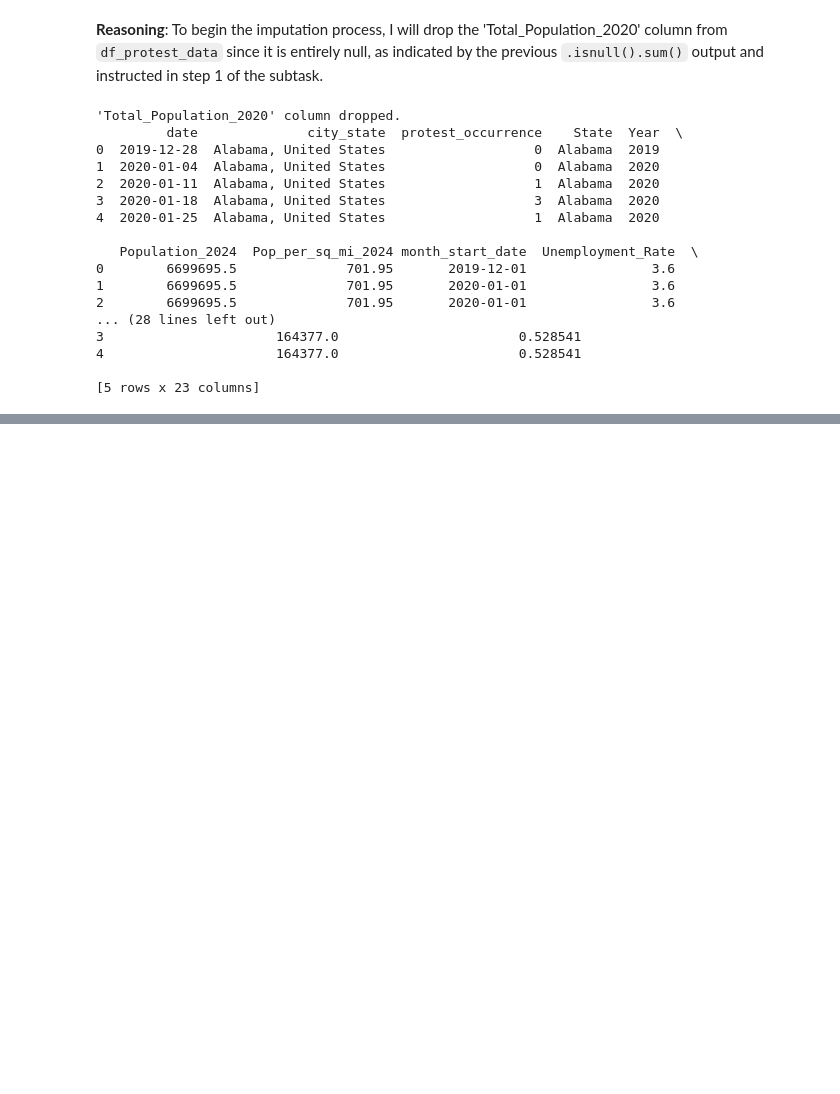
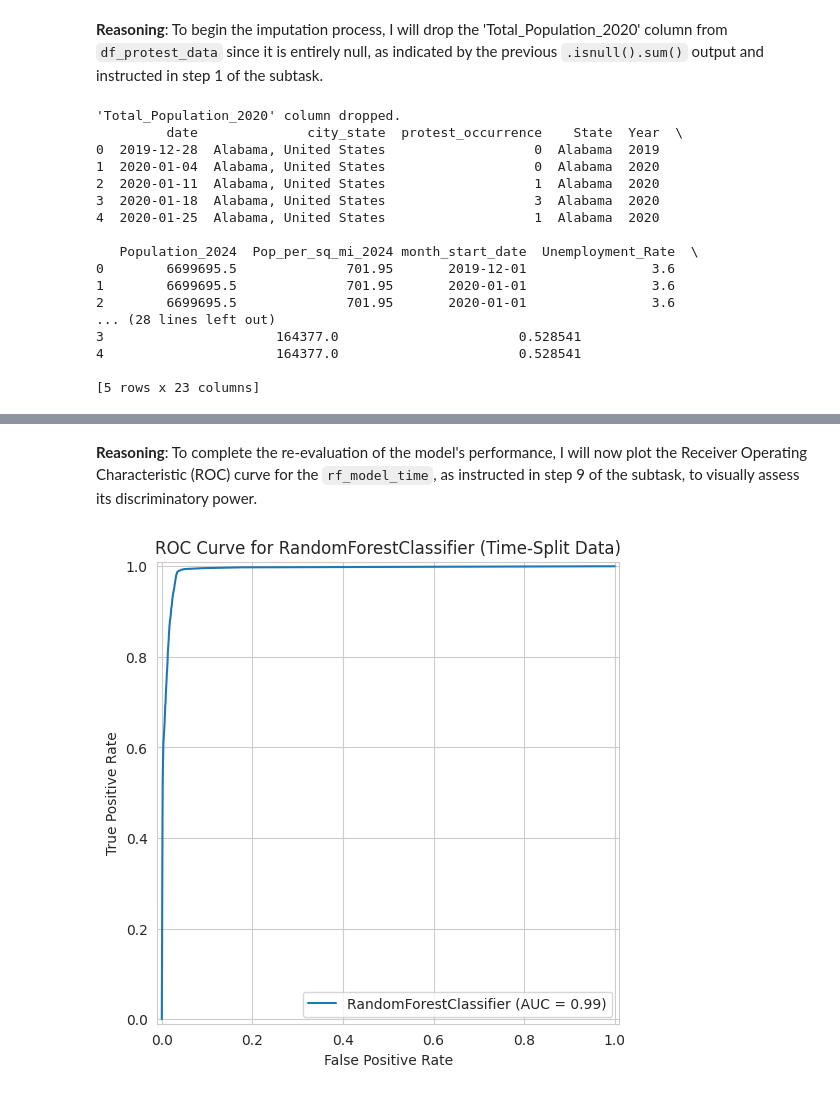
Before and after one commit to Millrjess/Millrjess, a Jupyter notebook: Final.ipynb, the cells around one changed output, grey strips where cells are left out. Cells and saved outputs as stored; diff of their text form; code cells hidden in the pictures; blank space fills up the shorter version.

```diff
--- a/Final.ipynb
+++ b/Final.ipynb
@@ -4090,0 +4506,17 @@ print(df_protest_data.head())
+# %% [markdown]
+**Reasoning**:
+To complete the re-evaluation of the model's performance, I will now plot the Receiver Operating Characteristic (ROC) curve for the `rf_model_time`, as instructed in step 9 of the subtask, to visually assess its discriminatory power.
+# %%
+from sklearn.metrics import RocCurveDisplay
+import matplotlib.pyplot as plt
+
+# Plot the ROC Curve
+plt.figure(figsize=(8, 6))
+ax = plt.gca()
+RocCurveDisplay.from_estimator(rf_model_time, X_test_time, y_test_time, ax=ax)
+plt.title('ROC Curve for RandomForestClassifier (Time-Split Data)')
+plt.xlabel('False Positive Rate')
+plt.ylabel('True Positive Rate')
+plt.show()
+# %% [output]
+[figure, added]
```
Also changed, not shown: parts of 116 cells of this notebook.
